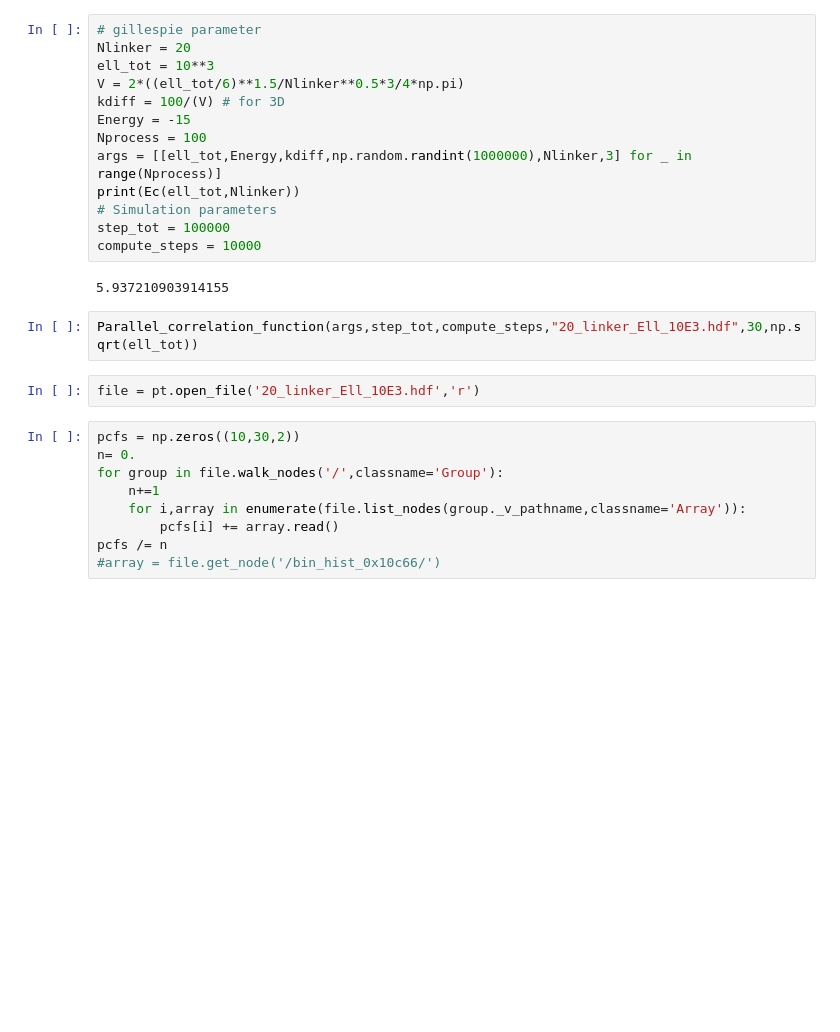
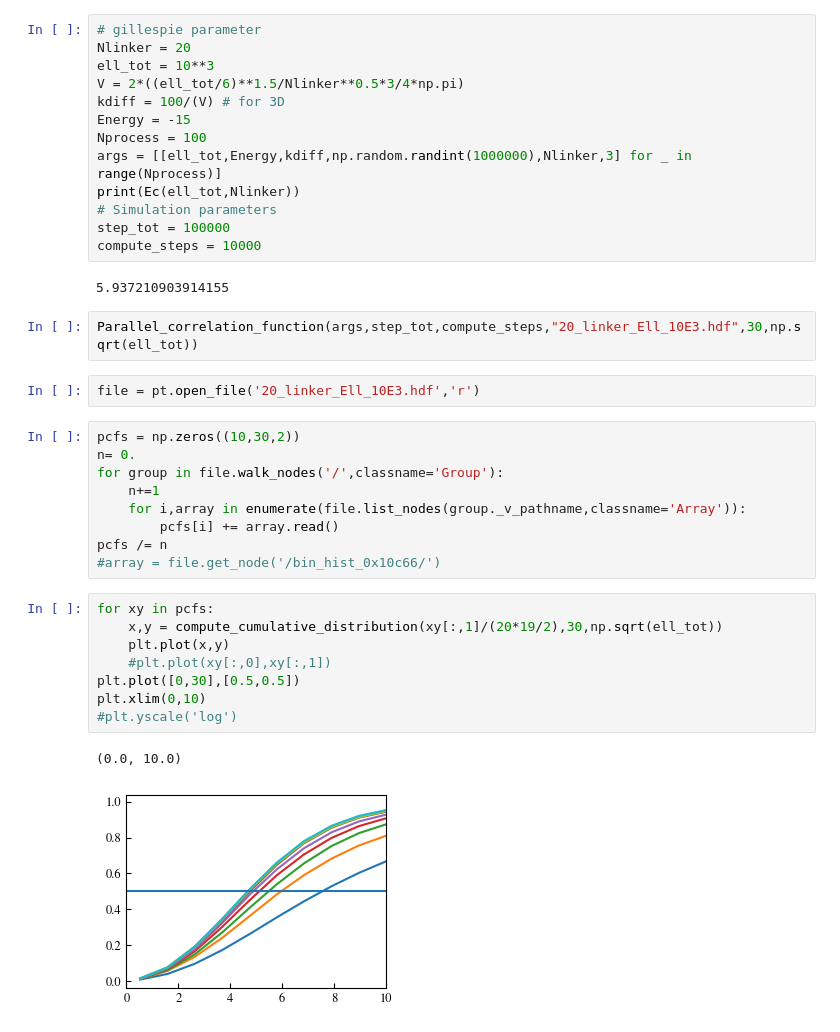
Before and after one commit to cachetdaspirine/Evolution_pair_prob_function, a Jupyter notebook: generate_pair_correlation_functoin.ipynb, the cells around one changed output. Drawn from its saved outputs; the diff is of its cells as text; blank space fills up the shorter version.

```diff
--- a/generate_pair_correlation_functoin.ipynb
+++ b/generate_pair_correlation_functoin.ipynb
@@ -47,3 +47,14 @@ for group in file.walk_nodes('/',classname='Group'):
         pcfs[i] += array.read()
 pcfs /= n
 #array = file.get_node('/bin_hist_0x10c66/')
+# %%
+for xy in pcfs:
+    x,y = compute_cumulative_distribution(xy[:,1]/(20*19/2),30,np.sqrt(ell_tot))
+    plt.plot(x,y)
+    #plt.plot(xy[:,0],xy[:,1])
+plt.plot([0,30],[0.5,0.5])
+plt.xlim(0,10)
+#plt.yscale('log')
+# %% [output]
+(0.0, 10.0)
+[figure, added]
```
Also changed, not shown: parts of 14 cells of this notebook, 1 other file.
